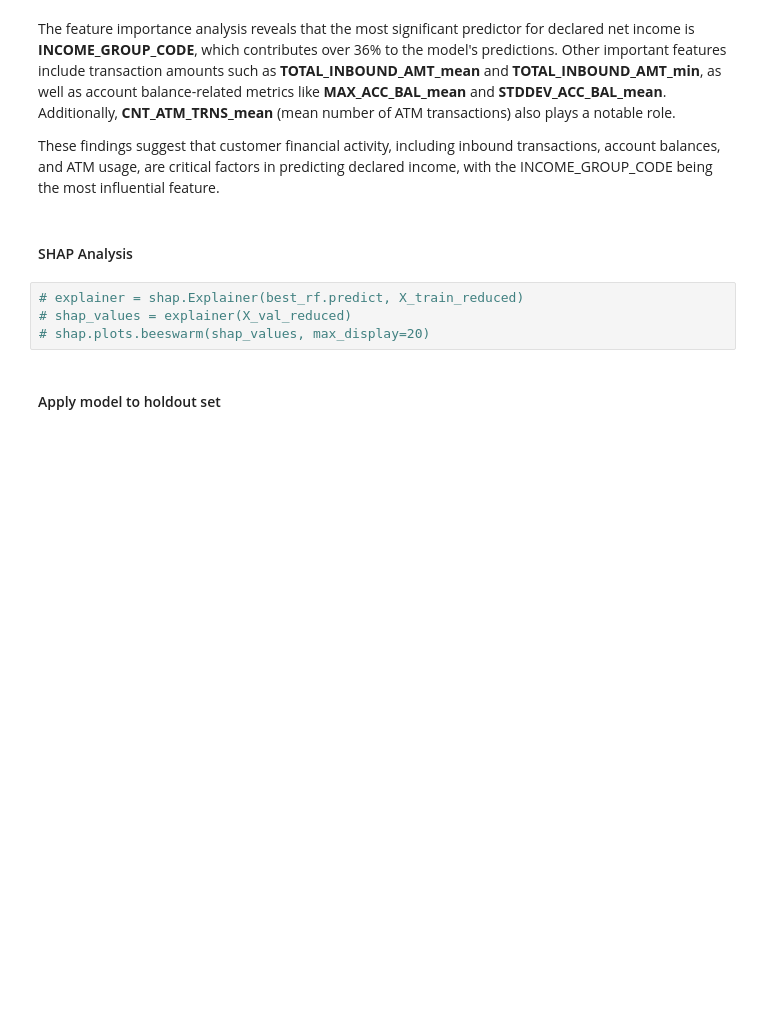
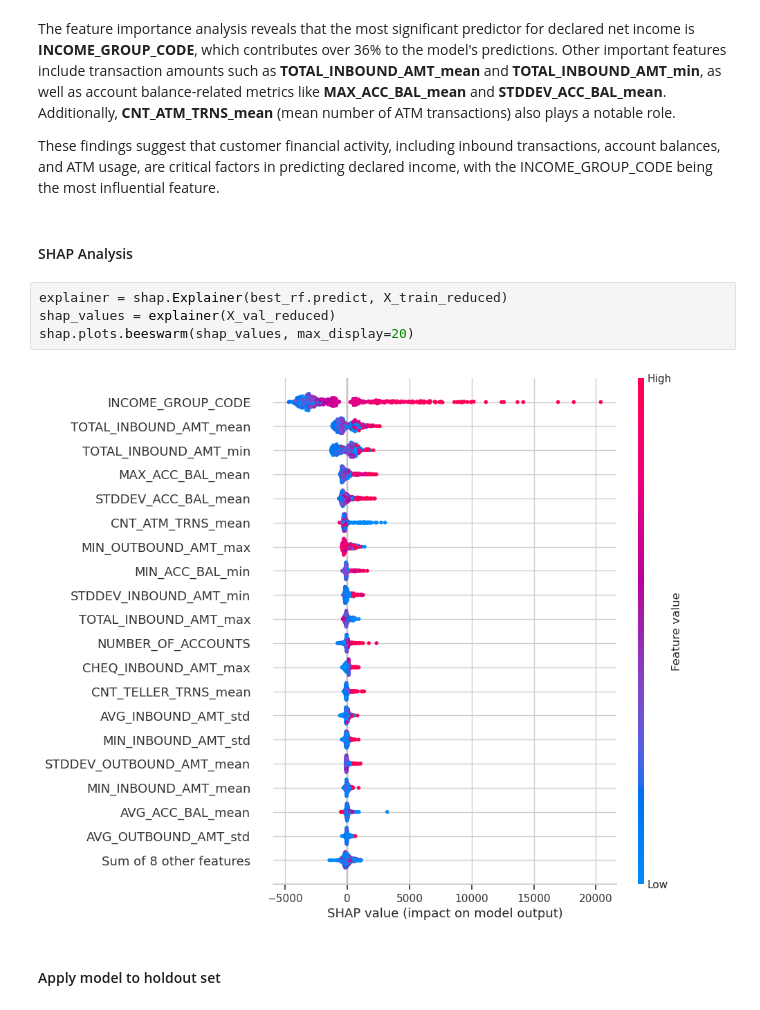
Before and after one commit to nkonyanihlulani/absa_zindi_challenge, a Jupyter notebook: absa notebook.ipynb, the cells around one changed output. Saved outputs shown, nothing was run; the diff lists cells and outputs as text; blank space fills up the shorter version.

Commit message:
Add shap analysis

```diff
--- a/absa notebook.ipynb
+++ b/absa notebook.ipynb
@@ -1354,9 +1354,11 @@ These findings suggest that customer financial activity, including inbound trans
 # %% [markdown]
 #### SHAP Analysis
 # %%
-# explainer = shap.Explainer(best_rf.predict, X_train_reduced)
-# shap_values = explainer(X_val_reduced)
-# shap.plots.beeswarm(shap_values, max_display=20)
+explainer = shap.Explainer(best_rf.predict, X_train_reduced)
+shap_values = explainer(X_val_reduced)
+shap.plots.beeswarm(shap_values, max_display=20)
+# %% [output]
+[figure, added]
 # %% [markdown]
 #### Apply model to holdout set
 # %%
```
